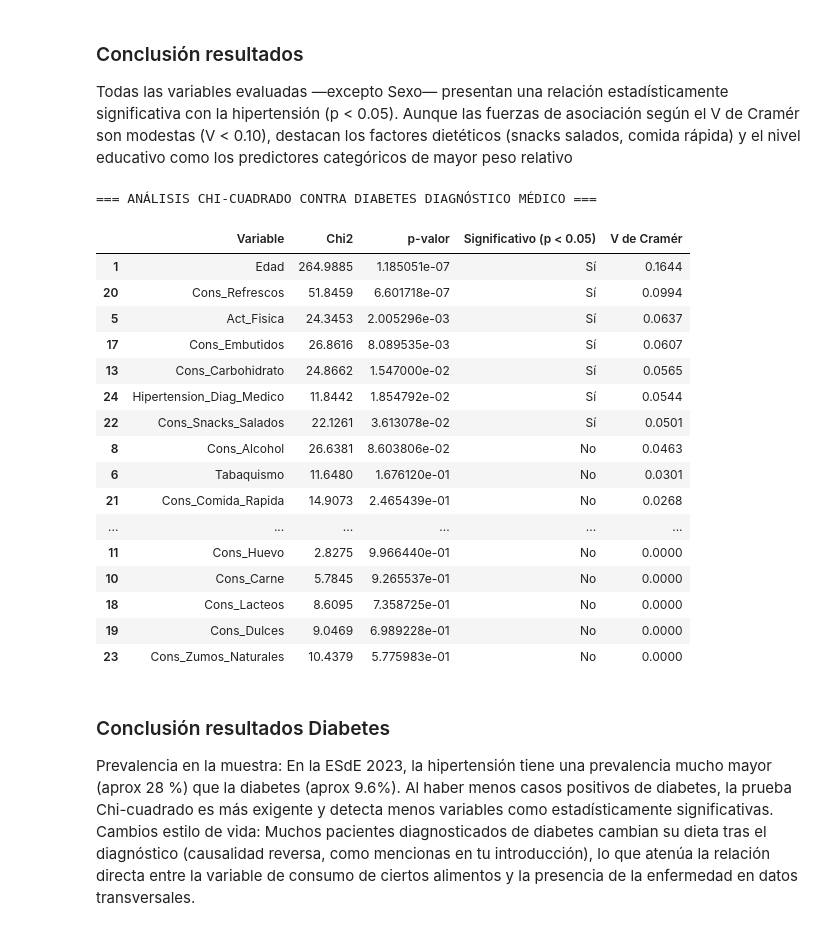
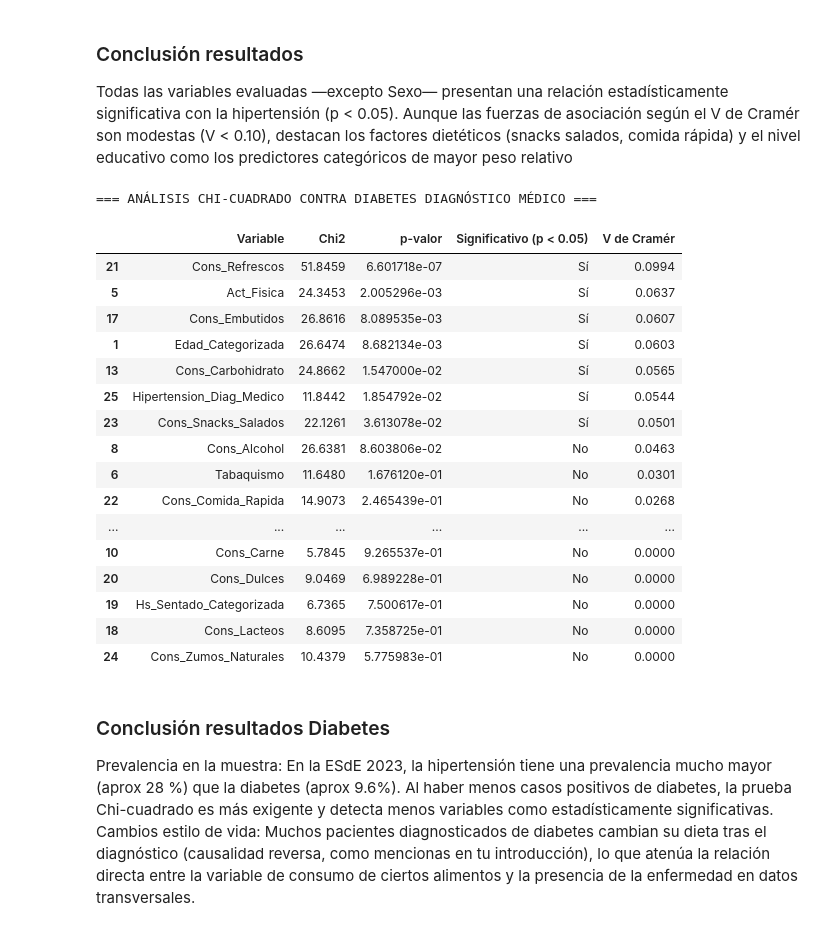
Before and after one commit to aldyvergara22-create/Hypertension-Diabetes-ML-detection, a Jupyter notebook: notebooks/01_Exploración_Datos.ipynb, the cells around one changed output. Cells and saved outputs as stored; diff of their text form; code cells hidden in the pictures.

```diff
--- a/notebooks/01_Exploración_Datos.ipynb
+++ b/notebooks/01_Exploración_Datos.ipynb
@@ -232,13 +233,10 @@ nulos_df
 # DISTRIBUCIÓN DE LAS VARIABLES OBJETIVOS
 # %%
 variables_objetivo = ["Hipertension_Diag_Medico", "Diabetes_Diag_Medico"]
+variables_de_autorreporte = ["Hipertension_Autorreporte", "Diabetes_Autorreporte"]
 
 #Bucle que analiza la frecuencia de las variables objetivo
-for var in variables_objetivo:
-    print(f"Variable: {var}")
-    print(df_adulto[var].value_counts(dropna=False))
-    print("\n")
-
+for var in variables_objetivo + variables_de_autorreporte:
     #Tabla de frecuencias
     conteo =  df_adulto[var].value_counts(dropna=False).sort_index()
     porcentaje = (df_adulto[var].value_counts(normalize=True, dropna=False).sort_index() * 100)
@@ -253,7 +251,7 @@ for var in variables_objetivo:
 
     df_resumen.to_csv(f"../reports/tables/Resumen_{var}.csv", index=True)
 
-    #Graficos sinccronizados por color
+    #Graficos sincronizados por color
 
     categorias = conteo.index.tolist()
     colores = sns.color_palette("viridis", n_colors=len(categorias))
@@ -275,7 +273,7 @@ for var in variables_objetivo:
     axes[0].set_xlabel(var)
     axes[0].set_ylabel("Cantidad de registros")
 
-    #Grafico de pastel sincronizado
+    #Gráfico de pastel sincronizado
     def formato_pct(pct):
         return f"{pct:.1f}%" if pct > 2.0 else ""
 
@@ -2164,68 +1938,71 @@ def cramers_v(contingency_table):
 
 #  Defino lista de variables categóricas explicativas a evaluar contra Hipertensión
 variables_categoricas = [
-    'Sexo', 'Edad', 'Nivel_Estudios', 'Clase_Social',"IMC",
+    'Sexo', 'Edad_Categorizada', 'Nivel_Estudios', 'Clase_Social',"IMC",
     'Act_Fisica', 'Tabaquismo', 'Ex_Fumador', 'Cons_Alcohol',
     'Cons_Fruta', 'Cons_Carne', 'Cons_Huevo', 'Cons_Pescado',
     'Cons_Carbohidrato', 'Cons_Cereales', 'Cons_Verduras',
-    'Cons_Legumbres', 'Cons_Embutidos', 'Cons_Lacteos',
+    'Cons_Legumbres', 'Cons_Embutidos', 'Cons_Lacteos', 'Hs_Sentado_Categorizada',
     'Cons_Dulces', 'Cons_Refrescos', 'Cons_Comida_Rapida',
     'Cons_Snacks_Salados', 'Cons_Zumos_Naturales', 'Hipertension_Diag_Medico'
 ]
 
 target_diabetes = 'Diabetes_Diag_Medico'
 
 #  Itera y calcula Chi2, p-valor y V de Cramér
 resultados = []
 
 for var in variables_categoricas:
-    if var in df_adulto.columns and target_diabetes in df_adulto.columns:
+    if var in df_analisis.columns and target_diabetes in df_analisis.columns:
         # Tabla de contingencia omitiendo nulos
-        tabla_contingencia = pd.crosstab(df_adulto[var], df_adulto[target_diabetes])
+        tabla_contingencia = pd.crosstab(df_analisis[var], df_analisis[target_diabetes])
 
-        # Prueba de Chi-cuadrado
-        chi2, p, dof, _ = chi2_contingency(tabla_contingencia)
+        #Validar que la tabla tenga dimensiones adecuadas para el test
+        if tabla_contingencia.shape[0] > 1 and tabla_contingencia.shape[1] > 1:
 
-        # V de Cramér
-        v_cramer = cramers_v(tabla_contingencia)
+            # Prueba de Chi-cuadrado
+            chi2, p, dof, _ = chi2_contingency(tabla_contingencia)
 
-        # Guardar en la lista
-        resultados.append({
-            'Variable': var,
-            'Chi2': round(chi2, 4),
-            'p-valor': p,
-            'Significativo (p < 0.05)': 'Sí' if p < 0.05 else 'No',
-            'V de Cramér': round(v_cramer, 4)
-        })
+            # V de Cramér
+            v_cramer = cramers_v(tabla_contingencia)
+
+            # Guardar en la lista
+            resultados.append({
+                'Variable': var,
+                'Chi2': round(chi2, 4),
+                'p-valor': p,
+                'Significativo (p < 0.05)': 'Sí' if p < 0.05 else 'No',
+                'V de Cramér': round(v_cramer, 4)
+            })
 
 # Se convierten resultados a DataFrame y se ordenan por V de Cramér (mayor a menor)
 df_chi2_diabetes = pd.DataFrame(resultados).sort_values(by='V de Cramér', ascending=False)
 
-#guardar en CSV
-df_chi2_diabetes.to_csv("../reports/tables/Análisis_CHI_CUADRADO_Diabetes.csv", index=True)
+# Guardar en CSV
+df_chi2_diabetes.to_csv("../reports/tables/Análisis_CHI_CUADRADO_Diabetes.csv", index=False)
 
 # Mostrar tabla ordenada
 print("=== ANÁLISIS CHI-CUADRADO CONTRA DIABETES DIAGNÓSTICO MÉDICO ===")
 display(df_chi2_diabetes)
 # %% [output]
 === ANÁLISIS CHI-CUADRADO CONTRA DIABETES DIAGNÓSTICO MÉDICO ===
 |  | Variable | Chi2 | p-valor | Significativo (p < 0.05) | V de Cramér |
-| 1 | Edad | 264.9885 | 1.185051e-07 | Sí | 0.1644 |
-| 20 | Cons_Refrescos | 51.8459 | 6.601718e-07 | Sí | 0.0994 |
+| 21 | Cons_Refrescos | 51.8459 | 6.601718e-07 | Sí | 0.0994 |
 | 5 | Act_Fisica | 24.3453 | 2.005296e-03 | Sí | 0.0637 |
 | 17 | Cons_Embutidos | 26.8616 | 8.089535e-03 | Sí | 0.0607 |
+| 1 | Edad_Categorizada | 26.6474 | 8.682134e-03 | Sí | 0.0603 |
 | 13 | Cons_Carbohidrato | 24.8662 | 1.547000e-02 | Sí | 0.0565 |
-| 24 | Hipertension_Diag_Medico | 11.8442 | 1.854792e-02 | Sí | 0.0544 |
-| 22 | Cons_Snacks_Salados | 22.1261 | 3.613078e-02 | Sí | 0.0501 |
+| 25 | Hipertension_Diag_Medico | 11.8442 | 1.854792e-02 | Sí | 0.0544 |
+| 23 | Cons_Snacks_Salados | 22.1261 | 3.613078e-02 | Sí | 0.0501 |
 | 8 | Cons_Alcohol | 26.6381 | 8.603806e-02 | No | 0.0463 |
 | 6 | Tabaquismo | 11.6480 | 1.676120e-01 | No | 0.0301 |
-| 21 | Cons_Comida_Rapida | 14.9073 | 2.465439e-01 | No | 0.0268 |
+| 22 | Cons_Comida_Rapida | 14.9073 | 2.465439e-01 | No | 0.0268 |
 | ... | ... | ... | ... | ... | ... |
-| 11 | Cons_Huevo | 2.8275 | 9.966440e-01 | No | 0.0000 |
 | 10 | Cons_Carne | 5.7845 | 9.265537e-01 | No | 0.0000 |
+| 20 | Cons_Dulces | 9.0469 | 6.989228e-01 | No | 0.0000 |
+| 19 | Hs_Sentado_Categorizada | 6.7365 | 7.500617e-01 | No | 0.0000 |
 | 18 | Cons_Lacteos | 8.6095 | 7.358725e-01 | No | 0.0000 |
-| 19 | Cons_Dulces | 9.0469 | 6.989228e-01 | No | 0.0000 |
-| 23 | Cons_Zumos_Naturales | 10.4379 | 5.775983e-01 | No | 0.0000 |
+| 24 | Cons_Zumos_Naturales | 10.4379 | 5.775983e-01 | No | 0.0000 |
 # %% [markdown]
 ### Conclusión resultados Diabetes
 
```
Also changed, not shown: parts of 27 cells of this notebook, 4 other files.
